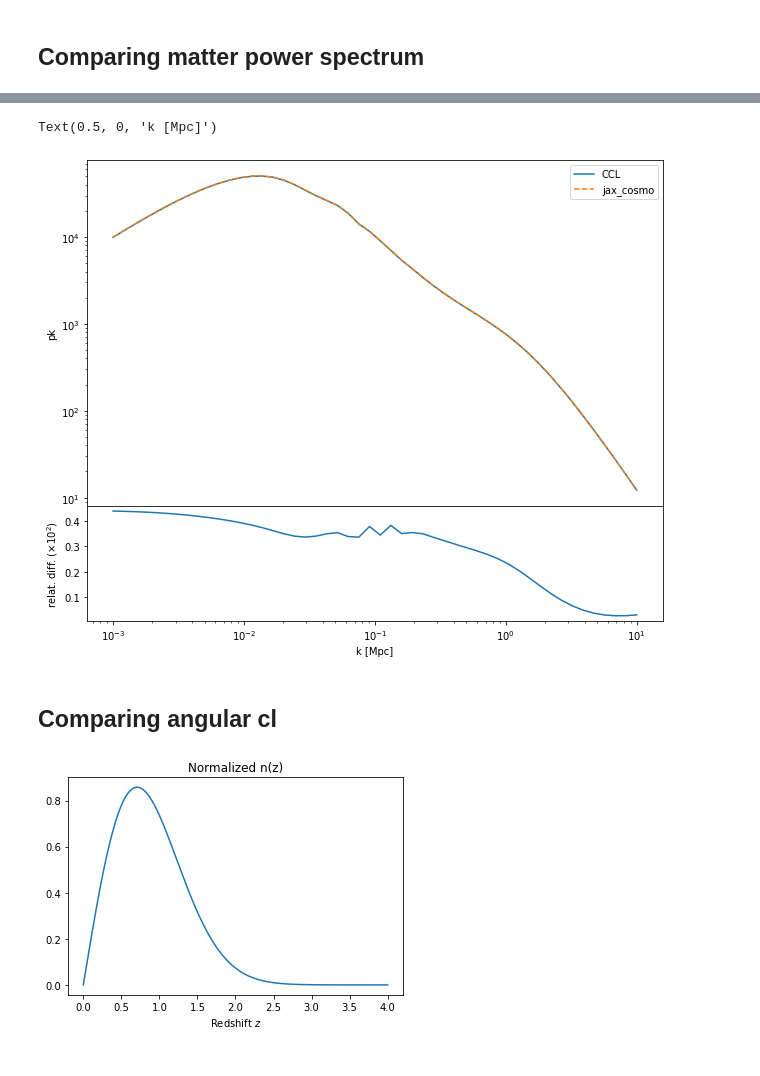
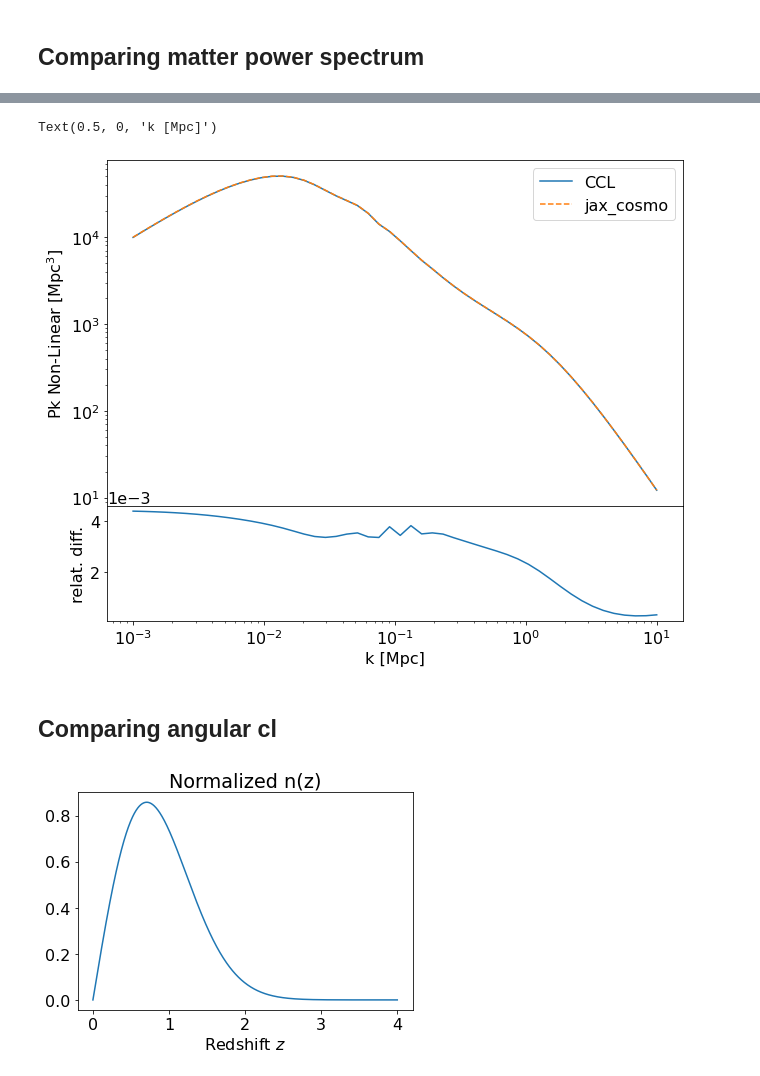
Before and after one commit to DifferentiableUniverseInitiative/jax-cosmo-paper, a Jupyter notebook: notebooks/CCL_comparison.ipynb, the cells around one changed output, grey strips where cells are left out. Saved outputs shown, nothing was run; the diff lists cells and outputs as text; code cells hidden in the pictures.

Commit message:
tweek precision parameters to get better agreement + polish plots

```diff
--- a/notebooks/CCL_comparison.ipynb
+++ b/notebooks/CCL_comparison.ipynb
@@ -16,3 +15,8 @@ Populating the interactive namespace from numpy and matplotlib
+# %%
+import matplotlib as mpl
+import matplotlib.pyplot as plt
+mpl.rc('image', cmap='jet')
+mpl.rcParams['font.size'] = 16
 # %%
 import jax_cosmo
 jax_cosmo.__version__
@@ -194,22 +214,24 @@ frame1=fig1.add_axes((.1,.3,.8,.6))
 pk_ccl = ccl.nonlin_matter_power(cosmo_ccl, k, 1.0)
 pk_jax = nonlinear_matter_power(cosmo_jax, k/cosmo_jax.h, a=1.0)/cosmo_jax.h**3
 
-loglog(k,pk_ccl,label='CCL')
-loglog(k,pk_jax, '--', label='jax_cosmo')
-legend()
-xlabel('k [Mpc]')
-ylabel('pk');
+plt.loglog(k,pk_ccl,label='CCL')
+plt.loglog(k,pk_jax, '--', label='jax_cosmo')
+plt.legend()
+plt.xlabel('k [Mpc]')
+plt.ylabel(r'Pk Non-Linear [Mpc$^{3}$]');
 
 #Residual plot
 frame2=fig1.add_axes((.1,.1,.8,.2))
-difference=np.abs(pk_ccl-pk_jax)/pk_ccl   * 1e2
-plot(k,difference)
-xscale("log")
-ylabel(r"relat. diff. $(\times 10^{2})$");
-xlabel('k [Mpc]')
+difference=np.abs(pk_ccl-pk_jax)/pk_ccl #  * 1e2
+plt.plot(k,difference)
+plt.ticklabel_format(axis='y', style='sci', scilimits=(0,0))
+
+plt.xscale("log")
+plt.ylabel(r"relat. diff.");
+plt.xlabel('k [Mpc]')
 # %% [output]
 Text(0.5, 0, 'k [Mpc]')
-[figure, old version]
+[figure, new version]
 # %% [markdown]
 ## Comparing angular cl
 # %%
@@ -219,12 +241,12 @@ from jax_cosmo.redshift import smail_nz
 # with a Smail distribution with a=1, b=2, z0=1
 nz = smail_nz(1.,2., 1.)
 # %%
-z = linspace(0,4,1024)
-plot(z, nz(z))
-xlabel(r'Redshift $z$');
-title('Normalized n(z)');
+z = np.linspace(0,4,1024)
+plt.plot(z, nz(z))
+plt.xlabel(r'Redshift $z$');
+plt.title('Normalized n(z)');
 # %% [output]
-[figure, old version]
+[figure, new version]
 # %%
 from jax_cosmo.angular_cl import angular_cl
 from jax_cosmo import probes
```
Also changed, not shown: parts of 12 cells of this notebook.
